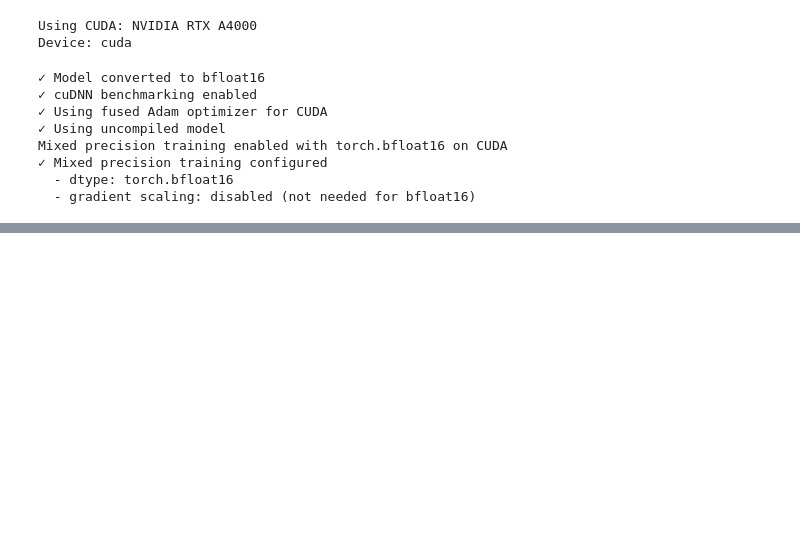
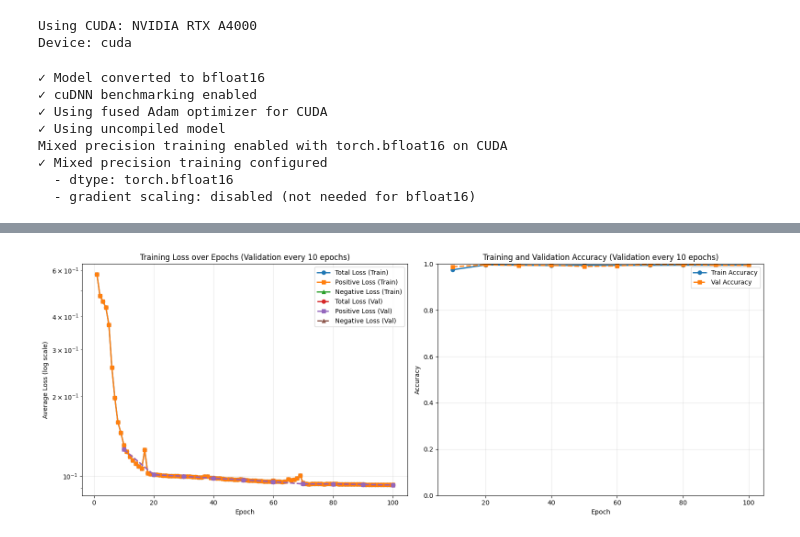
Before and after one commit to sooham/svi.on.mnist, a Jupyter notebook: llm_on_sudoku.ipynb, the cells around one changed output, grey strips where cells are left out. Cells and saved outputs as stored; diff of their text form; code cells hidden in the pictures; blank space fills up the shorter version.

```diff
--- a/llm_on_sudoku.ipynb
+++ b/llm_on_sudoku.ipynb
@@ -36,7 +36,7 @@ N_EPOCHS = 100
 LEARNING_RATE = 0.001
 ATTENTION_DIM = 9
 N_HEADS = 9
-EMBEDDING_DIM = 12
+EMBEDDING_DIM = 15
 TRAIN_PUZZLES = 20000
 VAL_PUZZLES = 512
 BATCH_SIZE = 512
@@ -1140,6 +1237,11 @@ if SAVE_CHECKPOINT:
     torch.save(checkpoint, checkpoint_path)
     print(f"💾 Final checkpoint saved at {checkpoint_path}")
 
+    # Also save the model in a portable format for easy loading
+    model_path = os.path.join(CHECKPOINT_DIR, f"sudoku2vec_final_emb{EMBEDDING_DIM}.pt")
+    model.save_model(model_path)
+    print(f"💾 Portable model saved at {model_path}")
+
 # Plot the loss curves
 fig, (ax1, ax2) = plt.subplots(1, 2, figsize=(16, 6))
 
@@ -1172,3 +1274,4 @@ ax2.set_ylim([0, 1])
 
 plt.tight_layout()
 plt.show()
+# %% [output]
@@ -1174,0 +1295 @@ plt.show()
+[figure, added]
```
Also changed, not shown: parts of 5 cells of this notebook, 59 other files.
